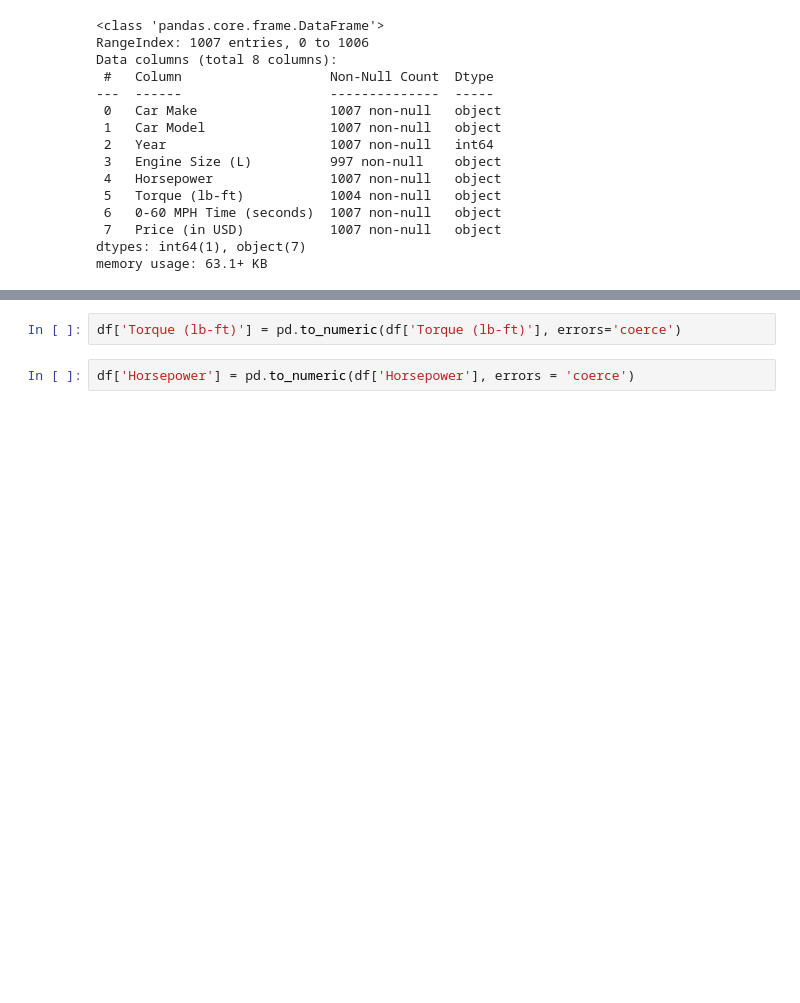
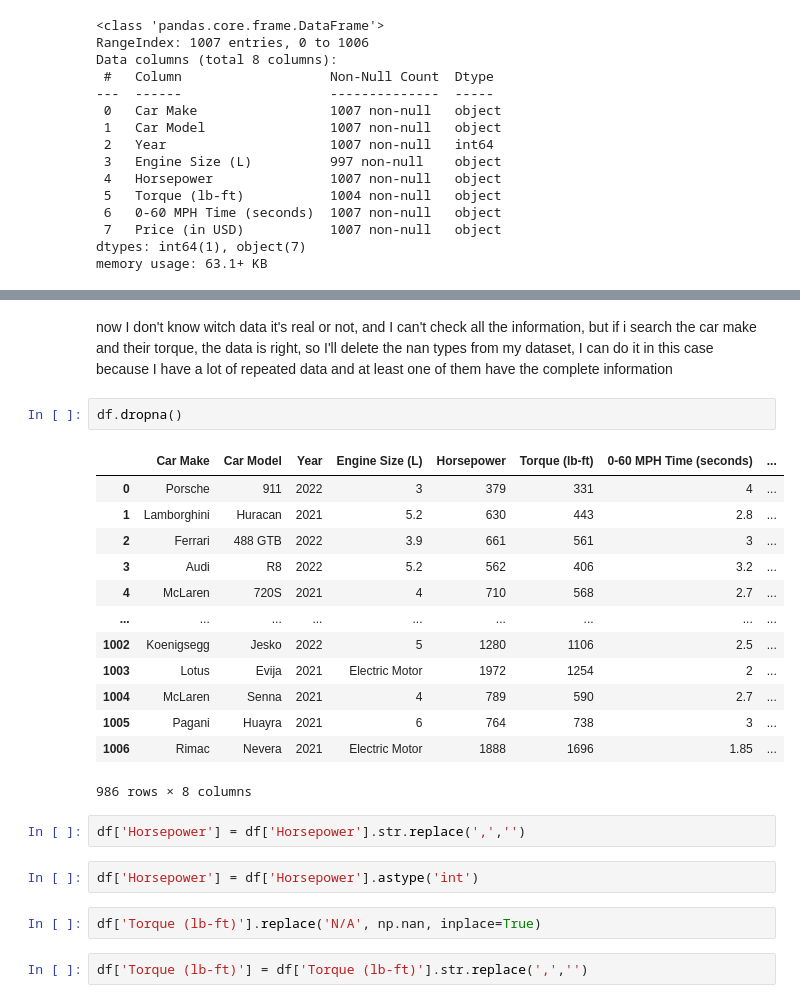
Before and after one commit to AndresDardex/Sports-Cars, a Jupyter notebook: SportCarsAnalysis.ipynb, the cells around one changed output, grey strips where cells are left out. Drawn from its saved outputs; the diff is of its cells as text; blank space fills up the shorter version.

```diff
--- a/SportCarsAnalysis.ipynb
+++ b/SportCarsAnalysis.ipynb
@@ -43,4 +206,26 @@ in the column 'Torque (lb-ft)' I don't care the data that isn't numeric, so, I w
+# %% [markdown]
+now I don't know witch data it's real or not, and I can't check all the information, but if i search the car make and their torque, the data is right, so I'll delete the nan types from my dataset, I can do it in this case because I have a lot of repeated data and at least one of them have the complete information
+# %%
+df.dropna()
+# %% [output]
+|  | Car Make | Car Model | Year | Engine Size (L) | Horsepower | Torque (lb-ft) | 0-60 MPH Time (seconds) | ... |
+| 0 | Porsche | 911 | 2022 | 3 | 379 | 331 | 4 | ... |
+| 1 | Lamborghini | Huracan | 2021 | 5.2 | 630 | 443 | 2.8 | ... |
+| 2 | Ferrari | 488 GTB | 2022 | 3.9 | 661 | 561 | 3 | ... |
+| 3 | Audi | R8 | 2022 | 5.2 | 562 | 406 | 3.2 | ... |
+| 4 | McLaren | 720S | 2021 | 4 | 710 | 568 | 2.7 | ... |
+| ... | ... | ... | ... | ... | ... | ... | ... | ... |
+| 1002 | Koenigsegg | Jesko | 2022 | 5 | 1280 | 1106 | 2.5 | ... |
+| 1003 | Lotus | Evija | 2021 | Electric Motor | 1972 | 1254 | 2 | ... |
+| 1004 | McLaren | Senna | 2021 | 4 | 789 | 590 | 2.7 | ... |
+| 1005 | Pagani | Huayra | 2021 | 6 | 764 | 738 | 3 | ... |
+| 1006 | Rimac | Nevera | 2021 | Electric Motor | 1888 | 1696 | 1.85 | ... |
+986 rows × 8 columns
+# %%
+df['Horsepower'] = df['Horsepower'].str.replace(',','')
+# %%
+df['Horsepower'] = df['Horsepower'].astype('int')
+# %%
+df['Torque (lb-ft)'].replace('N/A', np.nan, inplace=True)
 # %%
-df['Torque (lb-ft)'] = pd.to_numeric(df['Torque (lb-ft)'], errors='coerce')
+df['Torque (lb-ft)'] = df['Torque (lb-ft)'].str.replace(',','')
-# %%
-df['Horsepower'] = pd.to_numeric(df['Horsepower'], errors = 'coerce')
```
Also changed, not shown: parts of 41 cells of this notebook, 2 other files.
